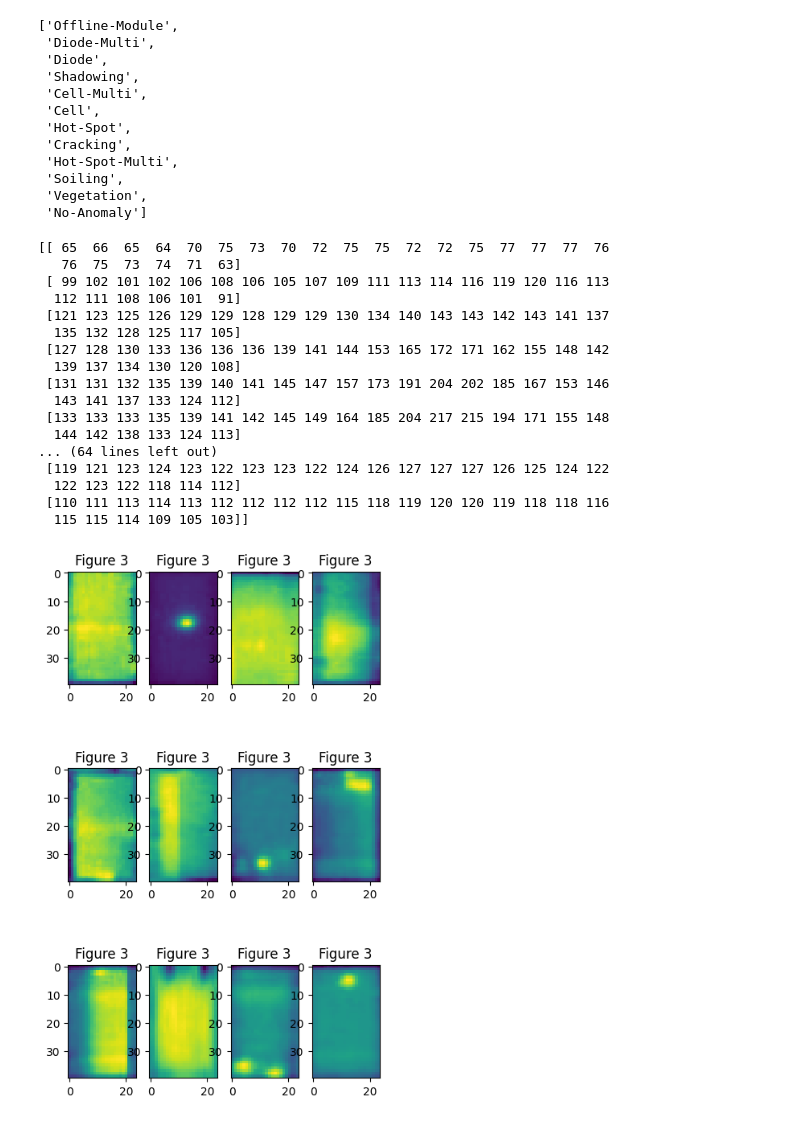
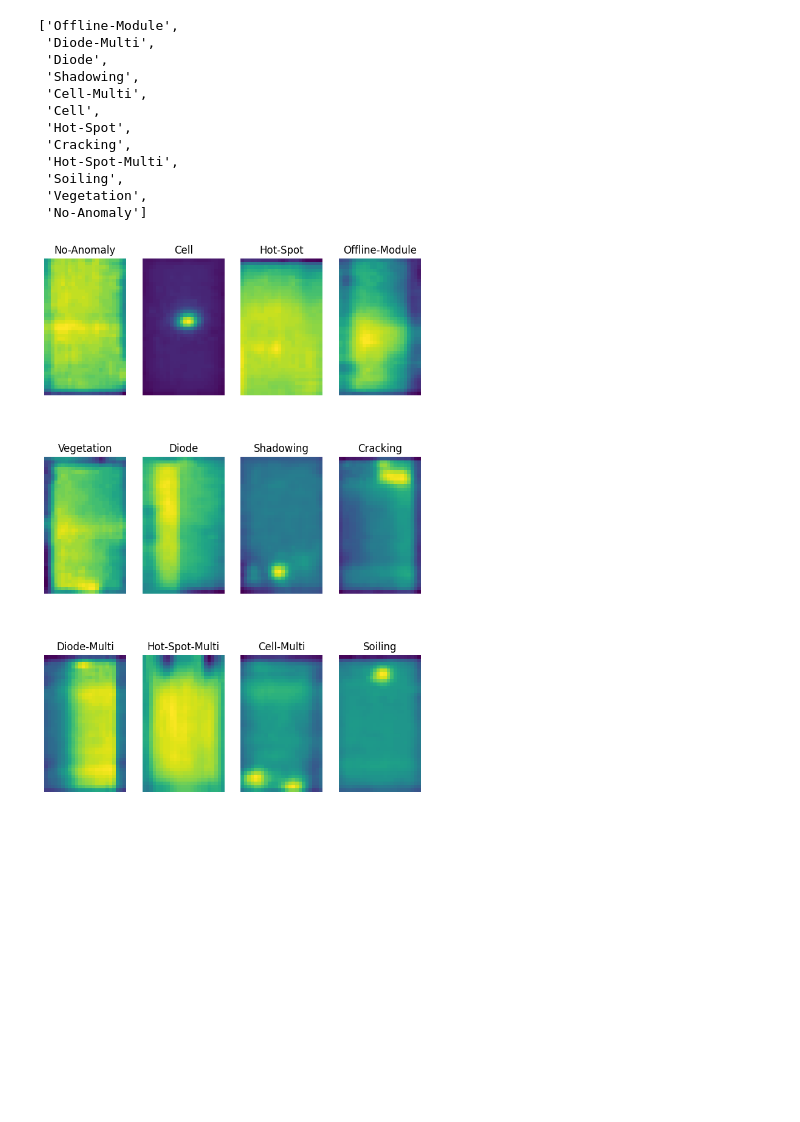
Before and after one commit to regiiis/pv_error_classification, a Jupyter notebook: pv_error_classifcation.ipynb, the cells around one changed output. Cells and saved outputs as stored; diff of their text form; code cells hidden in the pictures; blank space fills up the shorter version.

```diff
--- a/pv_error_classifcation.ipynb
+++ b/pv_error_classifcation.ipynb
@@ -125,56 +125,39 @@ list(categories)
 # %%
 # Select and display for each categories one example
 df.groupby('anomaly_class').head(1)
 
 img1 = mpimg.imread('/content/InfraredSolarModules/images/13357.jpg') #No-Anomaly
 img2 = mpimg.imread('/content/InfraredSolarModules/images/5988.jpg')  #Cell
 img3 = mpimg.imread('/content/InfraredSolarModules/images/6796.jpg')  #Hot-Spot
 img4 = mpimg.imread('/content/InfraredSolarModules/images/270.jpg')  #Offline-Module
 img5 = mpimg.imread('/content/InfraredSolarModules/images/9528.jpg') #Vegetation
 img6 = mpimg.imread('/content/InfraredSolarModules/images/2143.jpg')  #Diode
 img7 = mpimg.imread('/content/InfraredSolarModules/images/3519.jpg')  #Shadowing
 img8 = mpimg.imread('/content/InfraredSolarModules/images/7188.jpg')  #Cracking
 img9 = mpimg.imread('/content/InfraredSolarModules/images/876.jpg') #Diode-Multi
 img10 = mpimg.imread('/content/InfraredSolarModules/images/8019.jpg')  #Hot-Spot-Multi
 img11 = mpimg.imread('/content/InfraredSolarModules/images/4592.jpg')  #Cell-Multi
 img12 = mpimg.imread('/content/InfraredSolarModules/images/8291.jpg')  #Soiling
 
+#create list of image name
 list_img = []
 for i in range(12):
   list_img.append(f"img{i+1}")
 
-#fig, axarr = plt.subplots(4,3,figsize=(10,18),dpi=150)
+# Create list of category names
+list_categories = ['No-Anomaly','Cell','Hot-Spot','Offline-Module','Vegetation','Diode','Shadowing',
+            'Cracking','Diode-Multi','Hot-Spot-Multi','Cell-Multi','Soiling']
 
-print(img12)
+fig = plt.figure(figsize=(8, 12))
+columns = 4
+rows = 3
+for i,n in zip(range(1, columns*rows +1),list_categories):
+    img = f"img{i}"
+    img = str("img")+str(i)
+    fig.add_subplot(rows, columns, i)
+    plt.imshow(globals()[img])
+    plt.title(n)
+    plt.axis('off')
+plt.show()
 # %% [output]
-[[ 65  66  65  64  70  75  73  70  72  75  75  72  72  75  77  77  77  76
-   76  75  73  74  71  63]
- [ 99 102 101 102 106 108 106 105 107 109 111 113 114 116 119 120 116 113
-  112 111 108 106 101  91]
- [121 123 125 126 129 129 128 129 129 130 134 140 143 143 142 143 141 137
-  135 132 128 125 117 105]
- [127 128 130 133 136 136 136 139 141 144 153 165 172 171 162 155 148 142
-  139 137 134 130 120 108]
- [131 131 132 135 139 140 141 145 147 157 173 191 204 202 185 167 153 146
-  143 141 137 133 124 112]
- [133 133 133 135 139 141 142 145 149 164 185 204 217 215 194 171 155 148
-  144 142 138 133 124 113]
-... (64 lines left out)
- [119 121 123 124 123 122 123 123 122 124 126 127 127 127 126 125 124 122
-  122 123 122 118 114 112]
- [110 111 113 114 113 112 112 112 112 115 118 119 120 120 119 118 118 116
-  115 115 114 109 105 103]]
+[figure, added]
-# %%
-
-fig = plt.figure(figsize=(5, 9))
-columns = 4
-rows = 3
-for i in range(1, columns*rows +1):
-    img = f"img{i}"
-    img = str("img")+str(i)
-    fig.add_subplot(rows, columns, i)
-    plt.imshow(globals()[img])
-    plt.title("Figure 3")
-plt.show()
-# %% [output]
-[figure, removed]
```
